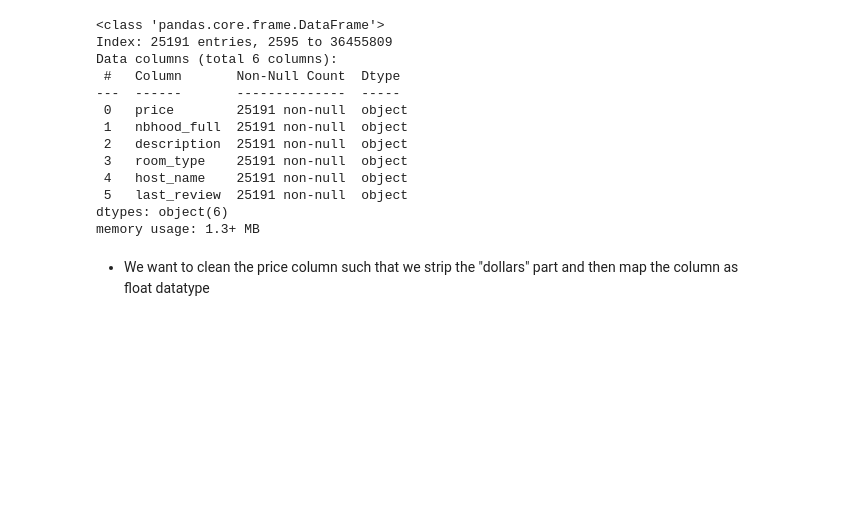
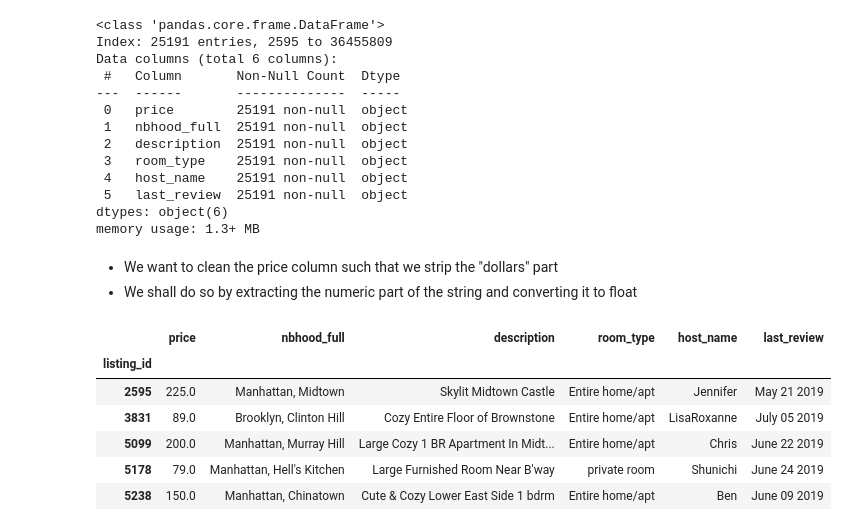
Before and after one commit to mut-rogers/nyc_aibnb_market, a Jupyter notebook: airbnb.ipynb, the cells around one changed output. Drawn from its saved outputs; the diff is of its cells as text; code cells hidden in the pictures; blank space fills up the shorter version.

Commit message:
data cleaned

```diff
--- a/airbnb.ipynb
+++ b/airbnb.ipynb
@@ -135,4 +135,17 @@ Data columns (total 6 columns):
 dtypes: object(6)
 memory usage: 1.3+ MB
 # %% [markdown]
-- We want to clean the price column such that we strip the "dollars" part and then map the column as float datatype
+- We want to clean the price column such that we strip the "dollars" part
+- We shall do so by extracting the numeric part of the string and converting it to float
+# %%
+# Extracting the numeric part of the string
+final_dataset["price"] = final_dataset.price.str.extract("(\d+)").astype("float")
+final_dataset.head()
+# %% [output]
+|  | price | nbhood_full | description | room_type | host_name | last_review |
+| listing_id |  |  |  |  |  |  |
+| 2595 | 225.0 | Manhattan, Midtown | Skylit Midtown Castle | Entire home/apt | Jennifer | May 21 2019 |
+| 3831 | 89.0 | Brooklyn, Clinton Hill | Cozy Entire Floor of Brownstone | Entire home/apt | LisaRoxanne | July 05 2019 |
+| 5099 | 200.0 | Manhattan, Murray Hill | Large Cozy 1 BR Apartment In Midt... | Entire home/apt | Chris | June 22 2019 |
+| 5178 | 79.0 | Manhattan, Hell's Kitchen | Large Furnished Room Near B'way | private room | Shunichi | June 24 2019 |
+| 5238 | 150.0 | Manhattan, Chinatown | Cute & Cozy Lower East Side 1 bdrm | Entire home/apt | Ben | June 09 2019 |
```
Also changed, not shown: parts of 4 cells of this notebook, 1 other file.
